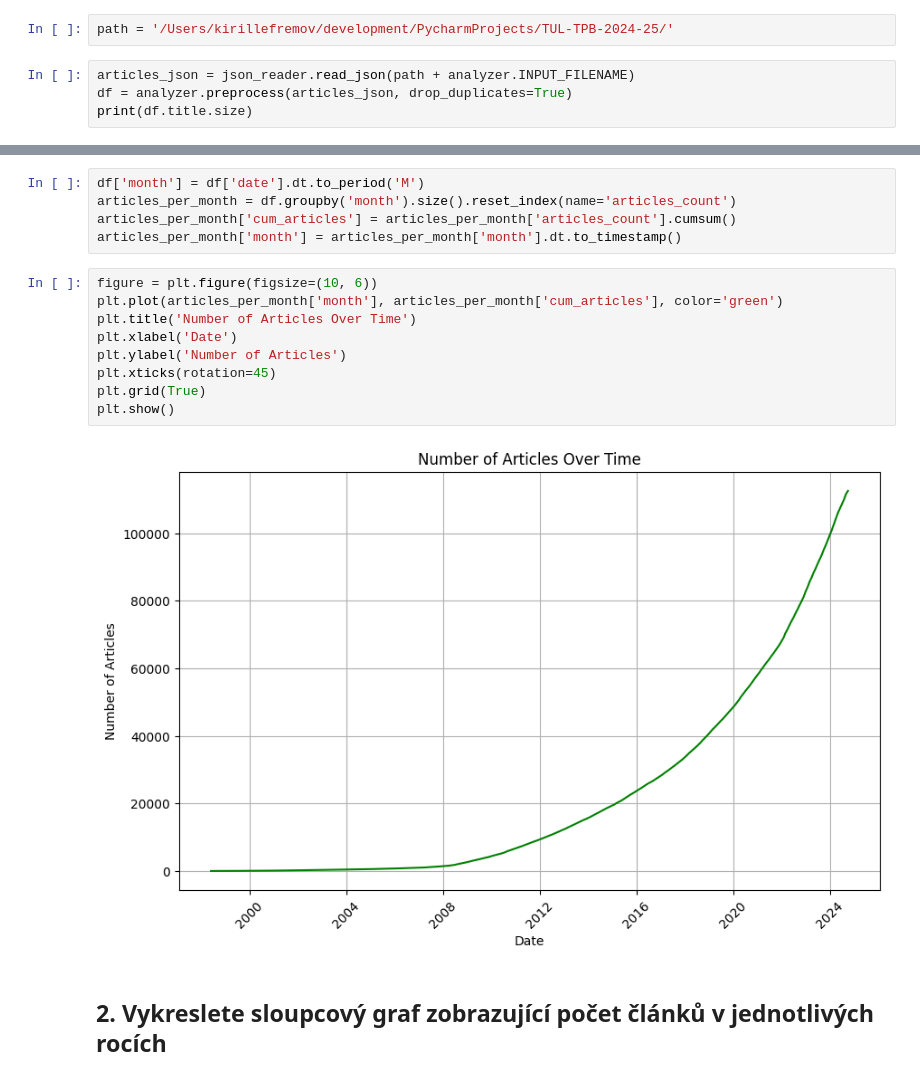
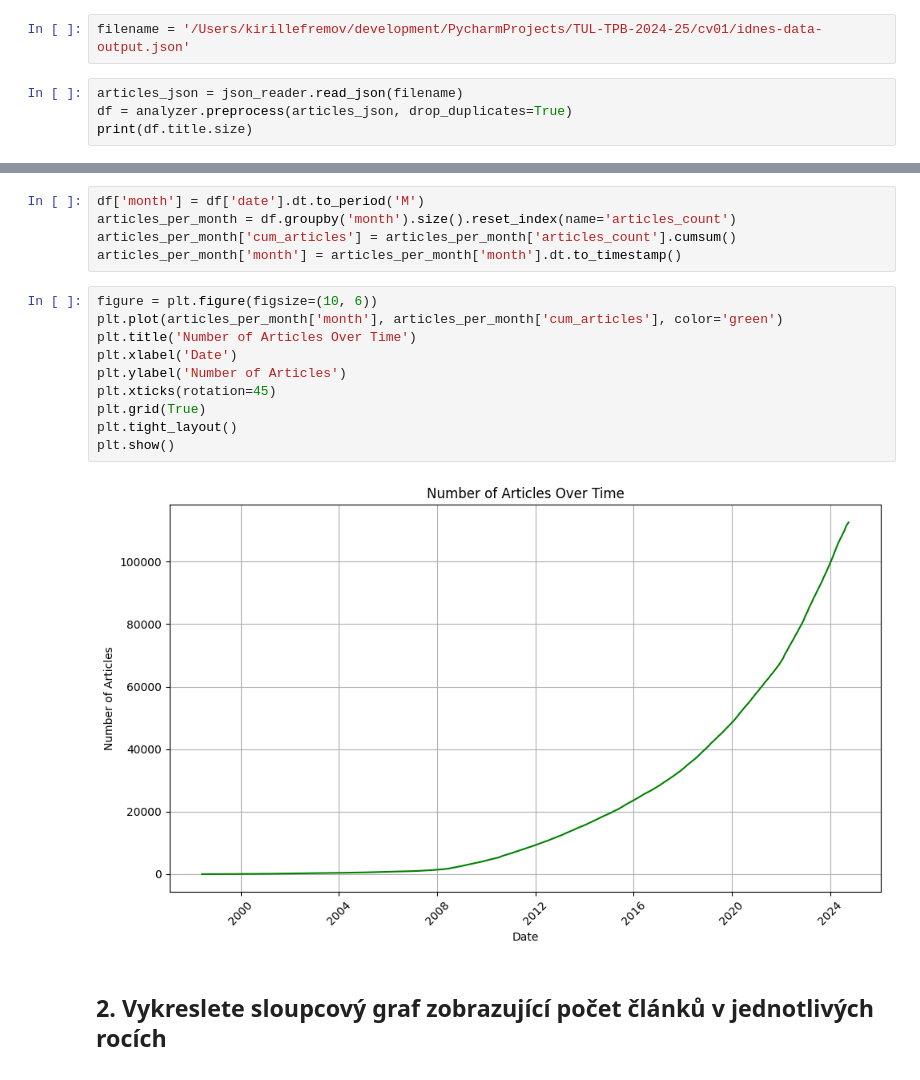
Before and after one commit to KyryloYefremov/TUL-TPB-2024-25, a Jupyter notebook: cv03/visualizer.ipynb, the cells around one changed output, grey strips where cells are left out. Saved outputs shown, nothing was run; the diff lists cells and outputs as text.

```diff
--- a/cv03/visualizer.ipynb
+++ b/cv03/visualizer.ipynb
@@ -16,9 +16,9 @@ from pprint import pprint
 import cv01.json_reader as json_reader
 import cv02.analyzer as analyzer
 # %%
-path = '/Users/kirillefremov/development/PycharmProjects/TUL-TPB-2024-25/'
+filename = '/Users/kirillefremov/development/PycharmProjects/TUL-TPB-2024-25/cv01/idnes-data-output.json'
 # %%
-articles_json = json_reader.read_json(path + analyzer.INPUT_FILENAME)
+articles_json = json_reader.read_json(filename)
 df = analyzer.preprocess(articles_json, drop_duplicates=True)
 print(df.title.size)
 # %% [output]
@@ -33,14 +33,15 @@ articles_per_month['month'] = articles_per_month['month'].dt.to_timestamp()
 # %%
 figure = plt.figure(figsize=(10, 6))
 plt.plot(articles_per_month['month'], articles_per_month['cum_articles'], color='green')
 plt.title('Number of Articles Over Time')
 plt.xlabel('Date')
 plt.ylabel('Number of Articles')
 plt.xticks(rotation=45)
 plt.grid(True)
+plt.tight_layout()
 plt.show()
 # %% [output]
-[figure, old version]
+[figure, new version]
 # %% [markdown]
 ## 2. Vykreslete sloupcový graf zobrazující počet článků v jednotlivých rocích
 # %%
```
Also changed, not shown: parts of 2 cells of this notebook.
